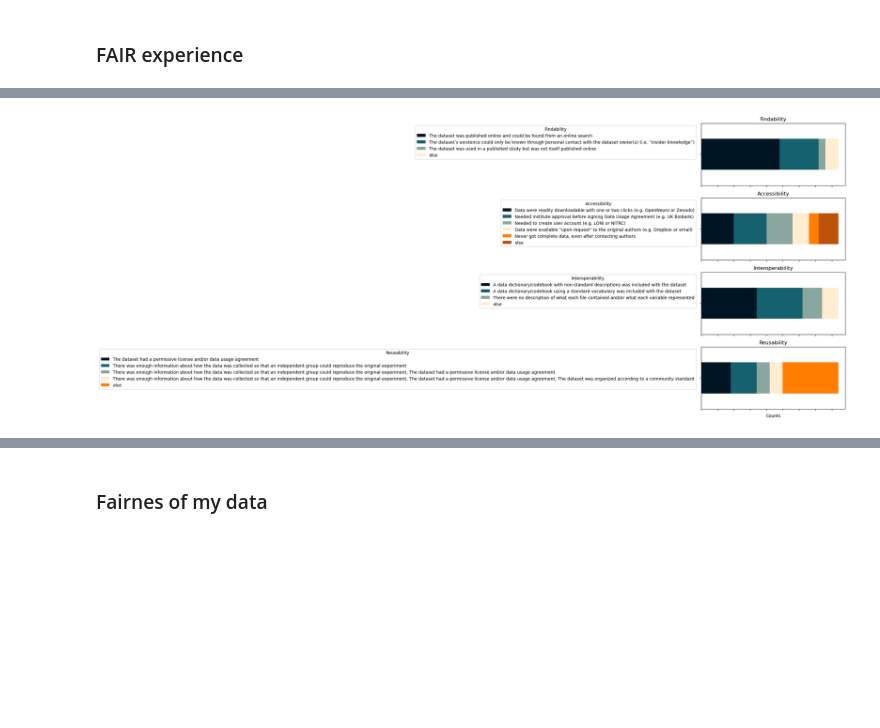
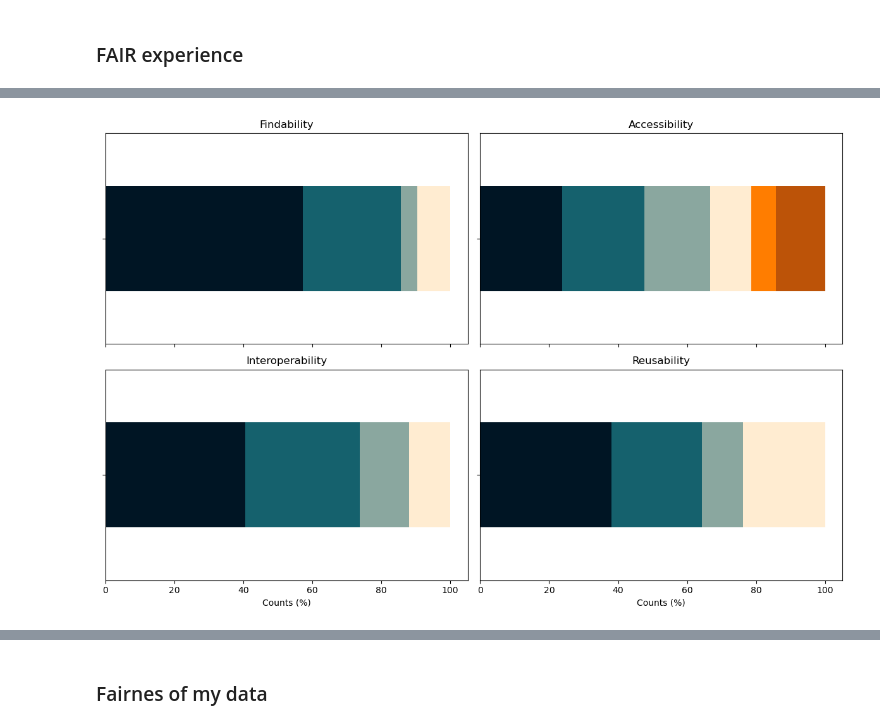
Before and after one commit to neurodatascience/ecr-fair, a Jupyter notebook: survey_figs.ipynb, the cells around one changed output, grey strips where cells are left out. Drawn from its saved outputs; the diff is of its cells as text; code cells hidden in the pictures; blank space fills up the shorter version.

Commit message:
updated stacked bar plots

```diff
--- a/survey_figs.ipynb
+++ b/survey_figs.ipynb
@@ -6,7 +6,7 @@ import numpy as np
 # %% [markdown]
 ### Paths
 # %%
-survey_response = "/home/nikhil/projects/neuroinformatics_tools/openpub/survey/openpub_survey_response.csv"
+survey_response = "/home/nikhil/projects/neuroinformatics_tools/ecr-fair/survey/openpub_survey_response.csv"
 # %% [markdown]
 ### Load data
 # %%
@@ -113,19 +113,31 @@ plot_df.head()
 | 3 | The dataset was published online ... | Needed to create user account (e.... | A data dictionary/codebook with n... | There was enough information abou... |
 | 4 | The dataset was published online ... | Data were readily downloadable wi... | A data dictionary/codebook with n... | There was enough information abou... |
 # %%
-fig, axes = plt.subplots(4, 1, figsize=(6, 12), sharex=True)
+fig, axes = plt.subplots(2, 2, figsize=(12, 8), sharex=True)
 
 for i, col in enumerate(plot_df.columns):
     ax = axes.flatten()[i]
-    plot_counts = plot_df[col].value_counts().to_frame().T.copy()
+
+    if col == "Reusability":
+        plot_df["Reusability"] = plot_df["Reusability"].str.split(",")
+        plot_df["Reusability"] = plot_df["Reusability"].explode("Reusability").str.strip()
+
+    col_df = plot_df[col].copy()
+
+    plot_counts = col_df.value_counts().to_frame().T.copy()
     plot_counts = plot_counts[plot_counts > 1].dropna(axis=1)
-    plot_counts["else"] = n_respondents - plot_counts.sum(axis=1).values[0]
-    plot_counts.plot(kind="barh", stacked=True, color=coolwarm_7, legend=False, ax=ax)
-    ax.legend(title=col, loc="upper right", bbox_to_anchor=(-.02, 1))
+    if col == "Reusability":
+        plot_counts["The dataset was too messy for reuse in reasonable timeframe"] = n_respondents - plot_counts.sum(axis=1).values[0]
+    else:
+        plot_counts["Other"] = n_respondents - plot_counts.sum(axis=1).values[0]
+
+    plot_counts_percent = plot_counts / n_respondents * 100
+    plot_counts_percent.plot(kind="barh", stacked=True, color=coolwarm_7, legend=False, ax=ax)
+    # ax.legend(title=col, loc="upper right", bbox_to_anchor=(-.02, 1))
     ax.set_title(col)
-    ax.set_xticklabels("")
+    # ax.set_xticklabels("")
     ax.set_yticklabels("")
-    ax.set_xlabel("Counts")
+    ax.set_xlabel("Counts (%)")
 plt.tight_layout()
 # %% [output]
-[figure, old version]
+[figure, new version]
```
Also changed, not shown: parts of 1 cell of this notebook.
